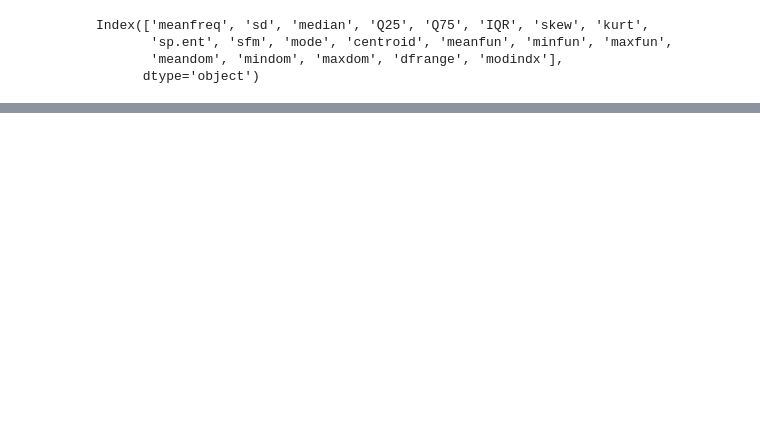
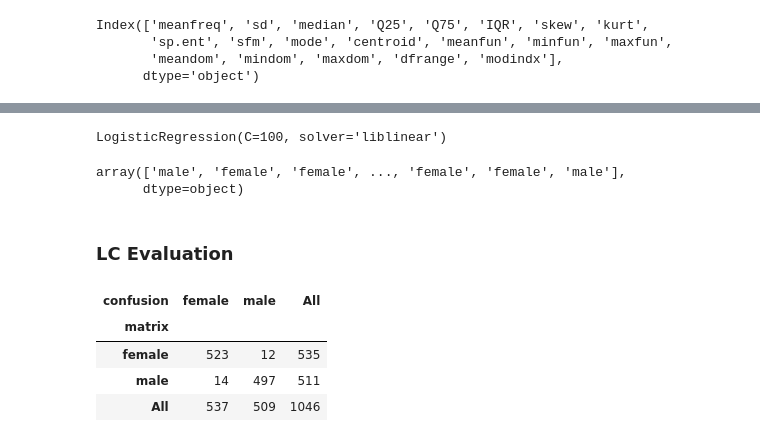
Before and after one commit to kparnis3/ICS3206---Machine-Learning-Expert-Systems-and-Fuzzy-Logic, a Jupyter notebook: MachineLearning.ipynb, the cells around one changed output, grey strips where cells are left out. Drawn from its saved outputs; the diff is of its cells as text; code cells hidden in the pictures; blank space fills up the shorter version.

```diff
--- a/MachineLearning.ipynb
+++ b/MachineLearning.ipynb
@@ -251,0 +316,3 @@ _ = tree.plot_tree(model,
+# %%
+modelLR = LogisticRegression() #creating the LR class with hyperparamas
+modelLR.fit(x_train,y_train) #fitting the model with the values and labels
@@ -251,0 +339,7 @@ _ = tree.plot_tree(model,
+# %%
+solvers = ['newton-cg', 'lbfgs', 'liblinear']
+c_values = [100, 10, 1.0, 0.1, 0.01]
+max_iter = [10, 100, 1000, 10000]
+
+grid = dict(solver=solvers,C=c_values,max_iter=max_iter)
+LRParams = TuneParam(grid, modelLR, x_train , y_train)
@@ -251,0 +364,21 @@ _ = tree.plot_tree(model,
+# %%
+modelLR = LogisticRegression(**LRParams) #creating the LR class with hyperparamas
+modelLR.fit(x_train,y_train) #fitting the model with the values and labels
+# %% [output]
+LogisticRegression(C=100, solver='liblinear')
+# %%
+predictionsLR = modelLR.predict(x_test)
+predictionsLR #models predictions for each row
+# %% [output]
+array(['male', 'female', 'female', ..., 'female', 'female', 'male'],
+      dtype=object)
+# %% [markdown]
+### LC Evaluation
+# %%
+pd.crosstab(predictionsLR,y_test,rownames=['matrix'],colnames=['confusion'], margins = True) #Confusion matrix of result
+# %% [output]
+| confusion | female | male | All |
+| matrix |  |  |  |
+| female | 523 | 12 | 535 |
+| male | 14 | 497 | 511 |
+| All | 537 | 509 | 1046 |
```
Also changed, not shown: parts of 31 cells of this notebook.
